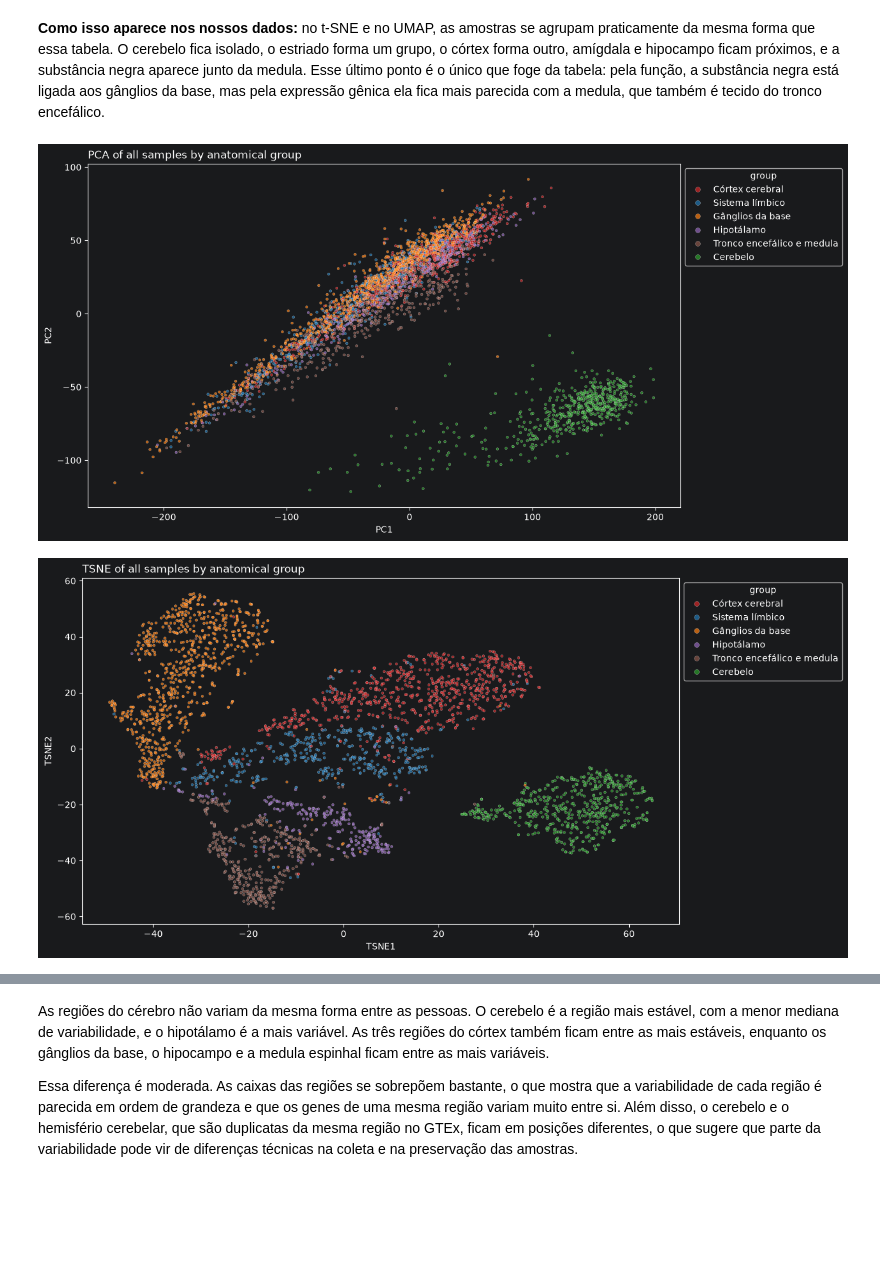
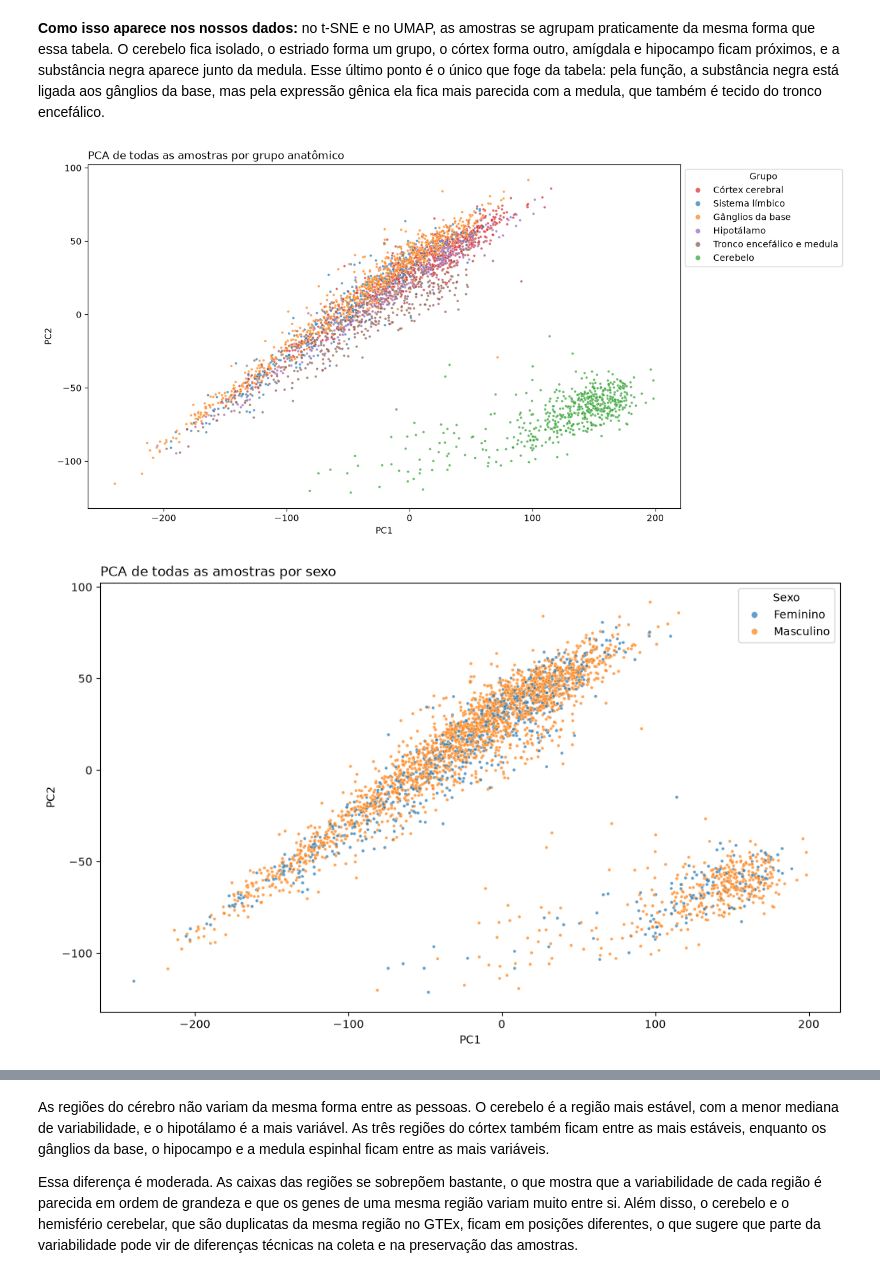
Before and after one commit to gustacamara/data-science-final-project, a Jupyter notebook: notebooks/effective_visualizations.ipynb, the cells around one changed output, grey strips where cells are left out. Drawn from its saved outputs; the diff is of its cells as text; code cells hidden in the pictures; blank space fills up the shorter version.

```diff
--- a/notebooks/effective_visualizations.ipynb
+++ b/notebooks/effective_visualizations.ipynb
@@ -26,6 +29,7 @@ expression.shape
 # %% [output]
 (3234, 17461)
 # %%
+# Apply PCA with 2 components on all samples and store the sex of each sample
 pca = PCA(n_components=2, random_state=42)
 components = pca.fit_transform(expression)
 
@@ -34,7 +38,7 @@ projection = pd.DataFrame({
     "PC1": components[:, 0],
     "PC2": components[:, 1],
     "SEX": donors.map(df.set_index("SUBJID")["SEX"].replace({1: "Male", 2: "Female"})),
-})
+}, index=expression.index)
 pca.explained_variance_ratio_
 # %% [output]
 array([0.48128758, 0.14520485])
@@ -63,11 +69,12 @@ umap = UMAP(n_components=2, n_neighbors=15, min_dist=0.1, random_state=42, n_job
 projection["TSNE1"], projection["TSNE2"] = tsne[:, 0], tsne[:, 1]
 projection["UMAP1"], projection["UMAP2"] = umap[:, 0], umap[:, 1]
 # %%
+# t-SNE and UMAP colored by brain region
 for method in ["TSNE", "UMAP"]:
     for hue, palette in [("region", "tab20")]:
         plt.figure(figsize=(12, 7))
         sns.scatterplot(data=projection, x=f"{method}1", y=f"{method}2", hue=hue, palette=palette, s=10, alpha=0.7)
-        plt.title(f"{method} of all samples by {hue}", loc="left")
-        plt.legend(title=hue, bbox_to_anchor=(1, 1), markerscale=2)
+        plt.title(f"{method} de todas as amostras por região do cérebro", loc="left")
+        plt.legend(title="Região", bbox_to_anchor=(1, 1), markerscale=2)
         plt.show()
 # %% [output]
@@ -174,24 +182,33 @@ plt.show()
 # %% [markdown]
 **Como isso aparece nos nossos dados:** no t-SNE e no UMAP, as amostras se agrupam praticamente da mesma forma que essa tabela. O cerebelo fica isolado, o estriado forma um grupo, o córtex forma outro, amígdala e hipocampo ficam próximos, e a substância negra aparece junto da medula. Esse último ponto é o único que foge da tabela: pela função, a substância negra está ligada aos gânglios da base, mas pela expressão gênica ela fica mais parecida com a medula, que também é tecido do tronco encefálico.
 # %%
+# Map each region to its anatomical group and plot PCA, t-SNE and UMAP by group and by sex
 region_group = dict(zip(brain_regions["Região (GTEx)"], brain_regions["Grupo"].str.split(" ", n=1).str[1]))
 projection["group"] = projection["region"].map(region_group)
 
 group_colors = {
     "Córtex cerebral": "#d62728",
     "Sistema límbico": "#1f77b4",
     "Gânglios da base": "#ff7f0e",
     "Hipotálamo": "#9467bd",
     "Tronco encefálico e medula": "#8c564b",
     "Cerebelo": "#2ca02c",
 }
 
+sex_names = {"Female": "Feminino", "Male": "Masculino"}
+
 for method, (x, y) in {"PCA": ("PC1", "PC2"), "TSNE": ("TSNE1", "TSNE2"), "UMAP": ("UMAP1", "UMAP2")}.items():
     plt.figure(figsize=(12, 7))
     sns.scatterplot(data=projection, x=x, y=y, hue="group", hue_order=list(group_colors), palette=group_colors, s=8, alpha=0.7)
-    plt.title(f"{method} of all samples by anatomical group", loc="left")
-    plt.legend(title="group", bbox_to_anchor=(1, 1), markerscale=2)
+    plt.title(f"{method} de todas as amostras por grupo anatômico", loc="left")
+    plt.legend(title="Grupo", bbox_to_anchor=(1, 1), markerscale=2)
     plt.show()
+
+    plt.figure(figsize=(12, 7))
+    sns.scatterplot(data=projection, x=x, y=y, hue=projection["SEX"].map(sex_names), s=8, alpha=0.7)
+    plt.title(f"{method} de todas as amostras por sexo", loc="left")
+    plt.legend(title="Sexo", bbox_to_anchor=(1, 1), markerscale=2)
+    plt.show()
 # %% [output]
-[figure, old version]
+[figure, new version]
-[figure, old version]
+[figure, new version]
```
Also changed, not shown: parts of 15 cells of this notebook, 2 other files.
